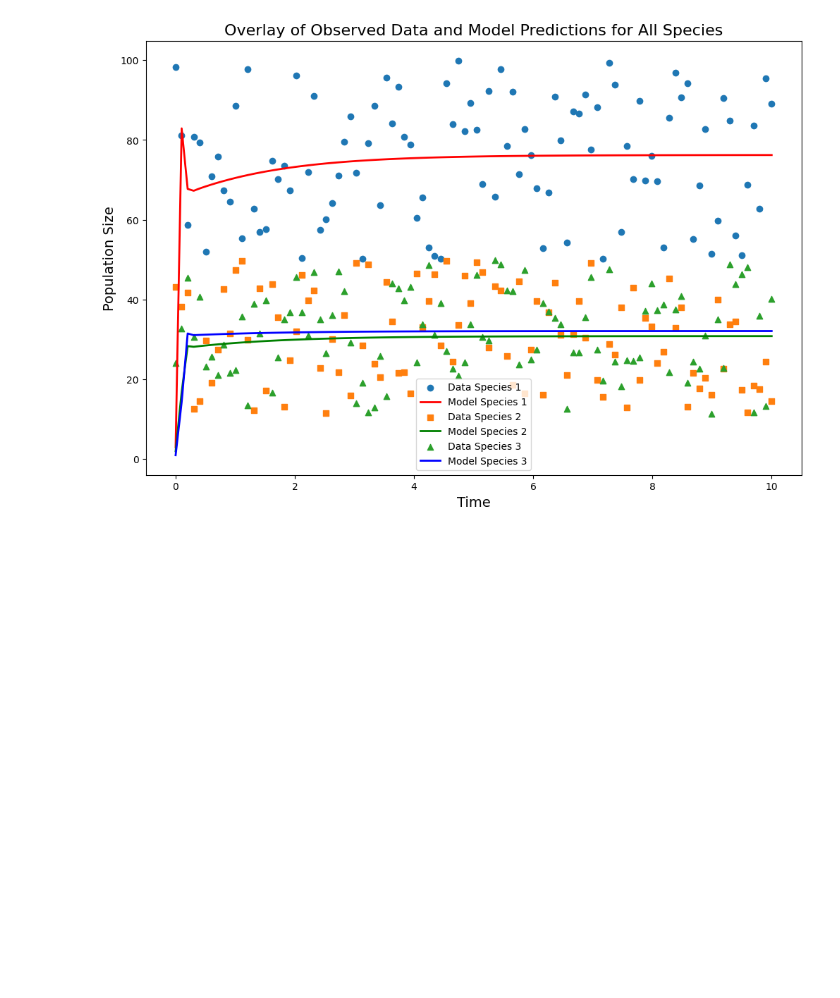
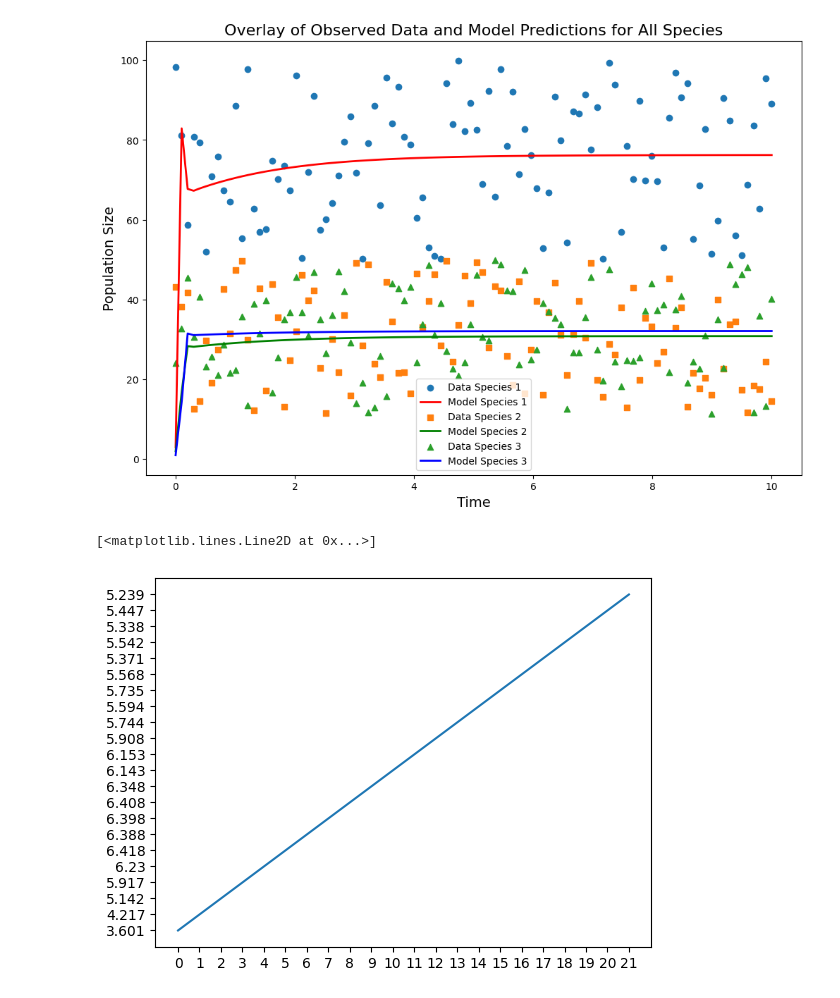
Before and after one commit to eagmon/notebook_tests, a Jupyter notebook: sim_study_guide_coculture.ipynb, the cells around one changed output. Cells and saved outputs as stored; diff of their text form; code cells hidden in the pictures; blank space fills up the shorter version.

Commit message:
co-culture study notebook

```diff
--- a/sim_study_guide_coculture.ipynb
+++ b/sim_study_guide_coculture.ipynb
@@ -83,3 +83,26 @@ plt.legend()
 plt.show()
 # %% [output]
 [figure]
+# %%
+import csv
+
+time_list = []
+population_size_list = []
+
+with open('co-culture_data/Yeast_D hassenii.csv', mode='r') as file:
+    # Create a CSV reader
+    csv_reader = csv.reader(file)
+
+    # Skip the header if there is one
+    next(csv_reader, None)  # Remove this line if your CSV doesn't have a header
+
+    # Iterate over the CSV rows
+    for row in csv_reader:
+        time_list.append(row[0])
+        population_size_list.append(row[1])
+        # print(row)  # Each 'row' is a list
+# %%
+plt.plot(time_list, population_size_list)
+# %% [output]
+[<matplotlib.lines.Line2D at 0x...>]
+[figure, added]
```
Also changed, not shown: 1 other file.
